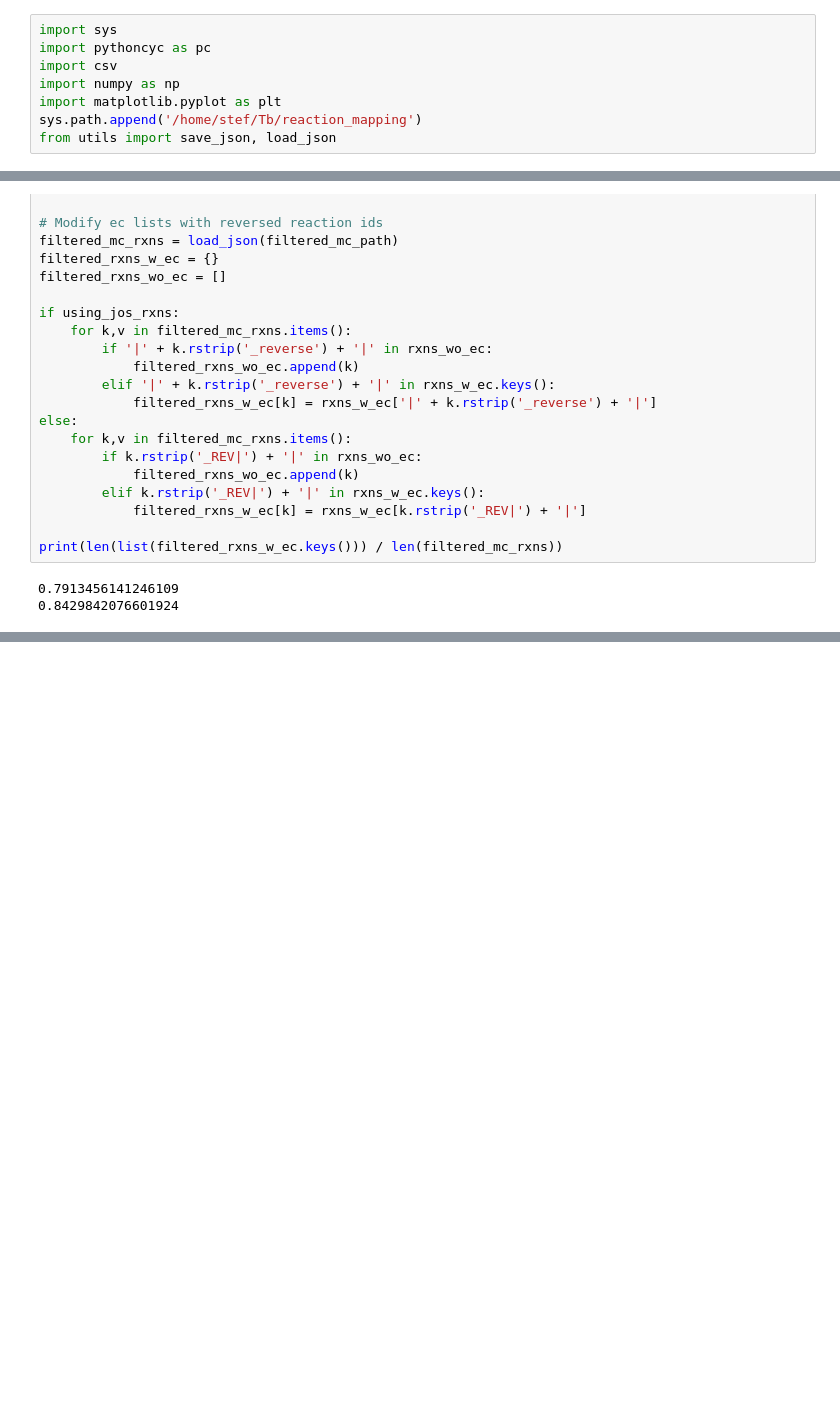
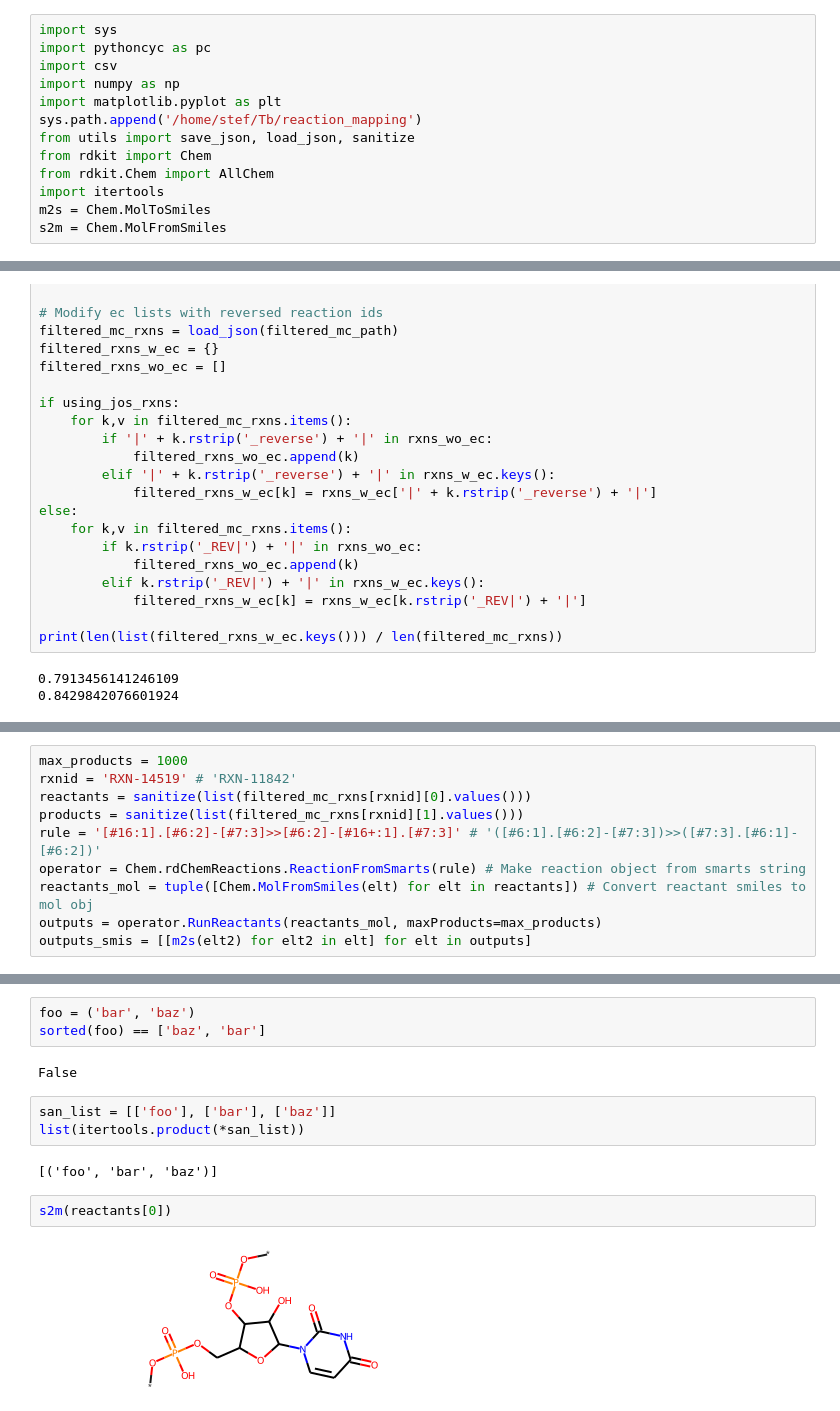
Before and after one commit to stefanpate/reaction-mapping, a Jupyter notebook: analysis_data_wrangling/analyze_mapping.ipynb, the cells around one changed output, grey strips where cells are left out. Saved outputs shown, nothing was run; the diff lists cells and outputs as text; blank space fills up the shorter version.

```diff
--- a/analysis_data_wrangling/analyze_mapping.ipynb
+++ b/analysis_data_wrangling/analyze_mapping.ipynb
@@ -5,4 +5,9 @@ import csv
 import numpy as np
 import matplotlib.pyplot as plt
 sys.path.append('/home/stef/Tb/reaction_mapping')
-from utils import save_json, load_json
+from utils import save_json, load_json, sanitize
+from rdkit import Chem
+from rdkit.Chem import AllChem
+import itertools
+m2s = Chem.MolToSmiles
+s2m = Chem.MolFromSmiles
@@ -374,0 +440,10 @@ False
+# %%
+max_products = 1000
+rxnid = 'RXN-14519' # 'RXN-11842'
+reactants = sanitize(list(filtered_mc_rxns[rxnid][0].values()))
+products = sanitize(list(filtered_mc_rxns[rxnid][1].values()))
+rule = '[#16:1].[#6:2]-[#7:3]>>[#6:2]-[#16+:1].[#7:3]' # '([#6:1].[#6:2]-[#7:3])>>([#7:3].[#6:1]-[#6:2])'
+operator = Chem.rdChemReactions.ReactionFromSmarts(rule) # Make reaction object from smarts string
+reactants_mol = tuple([Chem.MolFromSmiles(elt) for elt in reactants]) # Convert reactant smiles to mol obj
+outputs = operator.RunReactants(reactants_mol, maxProducts=max_products)
+outputs_smis = [[m2s(elt2) for elt2 in elt] for elt in outputs]
@@ -374,0 +565,14 @@ False
+# %%
+foo = ('bar', 'baz')
+sorted(foo) == ['baz', 'bar']
+# %% [output]
+False
+# %%
+san_list = [['foo'], ['bar'], ['baz']]
+list(itertools.product(*san_list))
+# %% [output]
+[('foo', 'bar', 'baz')]
+# %%
+s2m(reactants[0])
+# %% [output]
+[figure, added]
```
Also changed, not shown: parts of 35 cells of this notebook, 37 other files.
